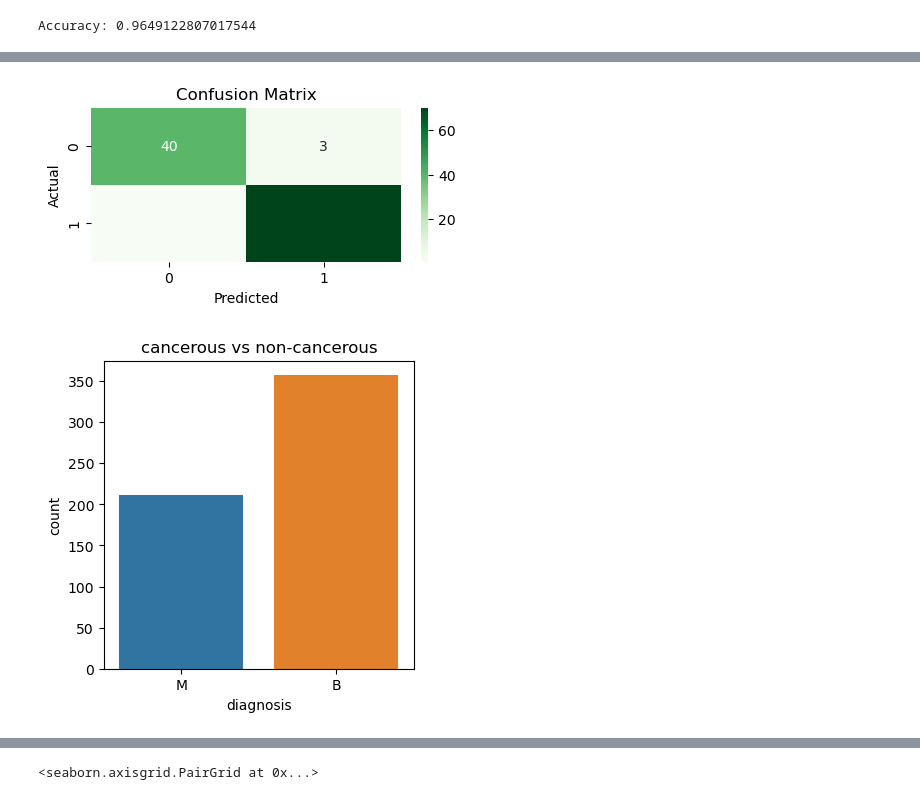
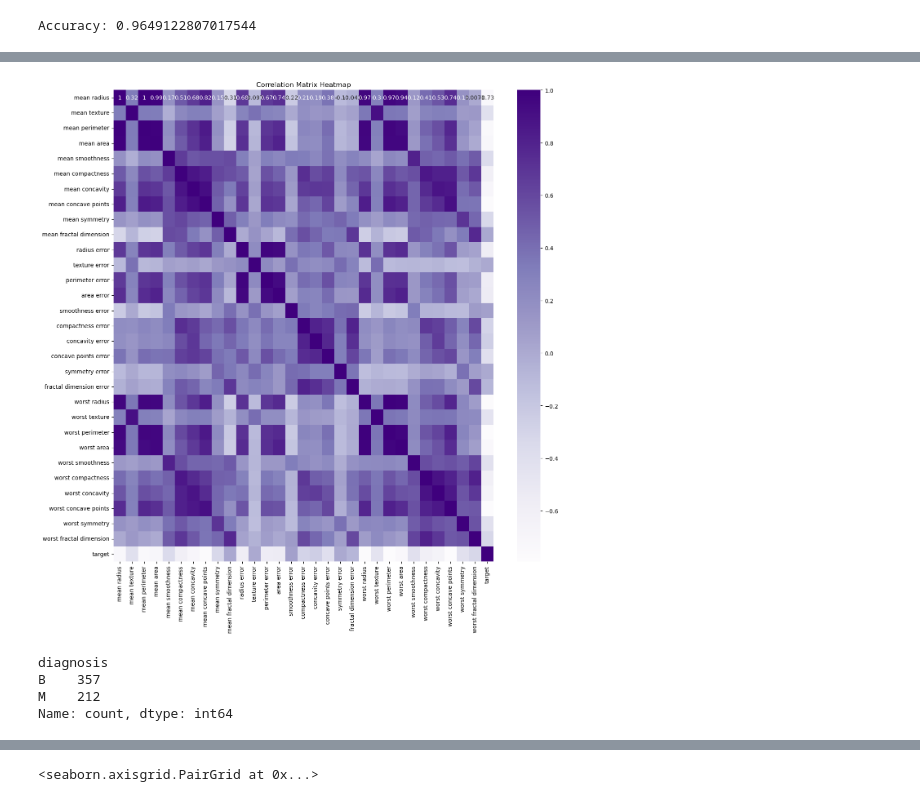
Before and after one commit to LEENAPRABU/POWERBI-PROJECT, a Jupyter notebook: Breast_cancer_prediction.ipynb, the cells around one changed output, grey strips where cells are left out. Cells and saved outputs as stored; diff of their text form; code cells hidden in the pictures.

```diff
--- a/Breast_cancer_prediction.ipynb
+++ b/Breast_cancer_prediction.ipynb
@@ -32,0 +28,3 @@ y_binary = np.where(y==0, 0, 1)
+# %%
+df = pd.DataFrame(data.data, columns=data.feature_names)
+df['target'] = data.target
@@ -62,20 +90,18 @@ weighted avg       0.97      0.96      0.96       114
 # %%
-cm = confusion_matrix(y_test, y_pred)
-plt.figure(figsize=(5, 2))
-sns.heatmap(cm, annot=True, fmt="d", cmap="Greens")
-plt.xlabel('Predicted')
-plt.ylabel('Actual')
-plt.title('Confusion Matrix')
+corr_matrix = df.corr()
+plt.figure(figsize=(15, 15))
+sns.heatmap(corr_matrix, annot=True, cmap='Purples')
+plt.title("Correlation Matrix Heatmap")
 plt.show()
 # %% [output]
-[figure, old version]
+[figure, new version]
-# %%
-plt.figure(figsize=(4,4))
-plt.title('cancerous vs non-cancerous')
-sns.countplot(x='diagnosis', data=df)
-plt.show()
-# %% [output]
-[figure, removed]
+# %%
+df['diagnosis'].value_counts()
+# %% [output]
+diagnosis
+B    357
+M    212
+Name: count, dtype: int64
 # %%
 from sklearn.preprocessing import LabelEncoder
 lb=LabelEncoder()
```
Also changed, not shown: parts of 17 cells of this notebook.
